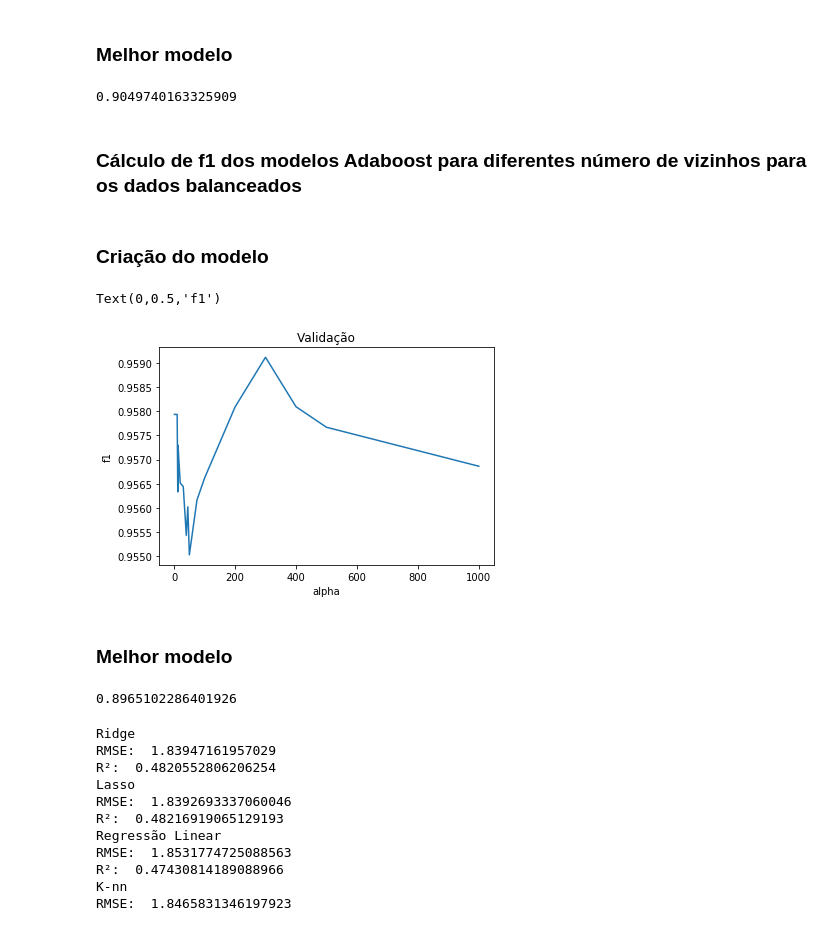
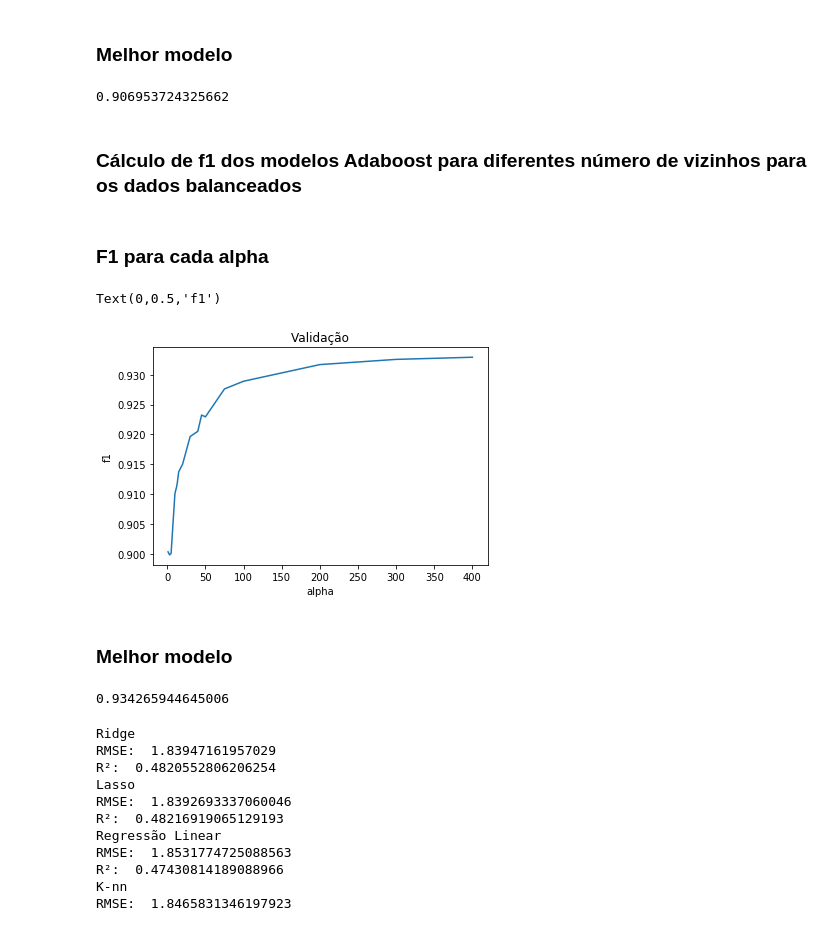
Before and after one commit to luizcz/aprendizado_maquina, a Jupyter notebook: classificacao/Classificação.ipynb, the cells around one changed output. Saved outputs shown, nothing was run; the diff lists cells and outputs as text; code cells hidden in the pictures.

```diff
--- a/classificacao/Classificação.ipynb
+++ b/classificacao/Classificação.ipynb
@@ -201,35 +201,35 @@ Text(0,0.5,'f1')
 # %% [markdown]
 ### Melhor modelo
 # %%
-f1_knn.idxmax()
-knn = KNeighborsClassifier(n_neighbors=f1_knn.idxmax()).fit(treino, y_treino)
+f1_knn_desb.idxmax()
+knn = KNeighborsClassifier(n_neighbors=f1_knn_desb.idxmax()).fit(treino, y_treino)
 knn.score(teste, y_teste)
 # %% [output]
-0.9049740163325909
+0.906953724325662
 # %% [markdown]
 ### Cálculo de f1 dos modelos Adaboost para diferentes número de vizinhos para os dados balanceados
 # %%
 alphas = [ 1, 3, 5,10,11,12,13,15, 20,30,40,45, 50, 75, 100, 200, 300, 400]
-f1_ada = [cv_balanceado(AdaBoostClassifier(n_estimators=alpha)).mean()
+f1_ada_balanceado = [cv_balanceado(AdaBoostClassifier(n_estimators=alpha)).mean()
             for alpha in alphas]
-# %% [markdown]
-### Criação do modelo
+# %% [markdown]
+### F1 para cada alpha
 # %%
-f1_ada = pd.Series(f1_ada, index = alphas)
-f1_ada.plot(title = "Validação")
+f1_ada_balanceado = pd.Series(f1_ada_balanceado, index = alphas)
+f1_ada_balanceado.plot(title = "Validação")
 plt.xlabel("alpha")
 plt.ylabel("f1")
 # %% [output]
 Text(0,0.5,'f1')
-[figure, old version]
+[figure, new version]
 # %% [markdown]
 ### Melhor modelo
 # %%
-f1_ada.idxmax()
-ada = AdaBoostClassifier(n_estimators=f1_ada.idxmax()).fit(treino_balanceado, y_treino_balanceado)
+f1_ada_balanceado.idxmax()
+ada = AdaBoostClassifier(n_estimators=f1_ada_balanceado.idxmax()).fit(treino_balanceado, y_treino_balanceado)
 ada.score(teste_balanceado, y_teste_balanceado)
 # %% [output]
-0.8965102286401926
+0.934265944645006
 # %%
 def imprimirEstatisticas(nome, modelo):
     print(nome)
```
Also changed, not shown: parts of 10 cells of this notebook.
